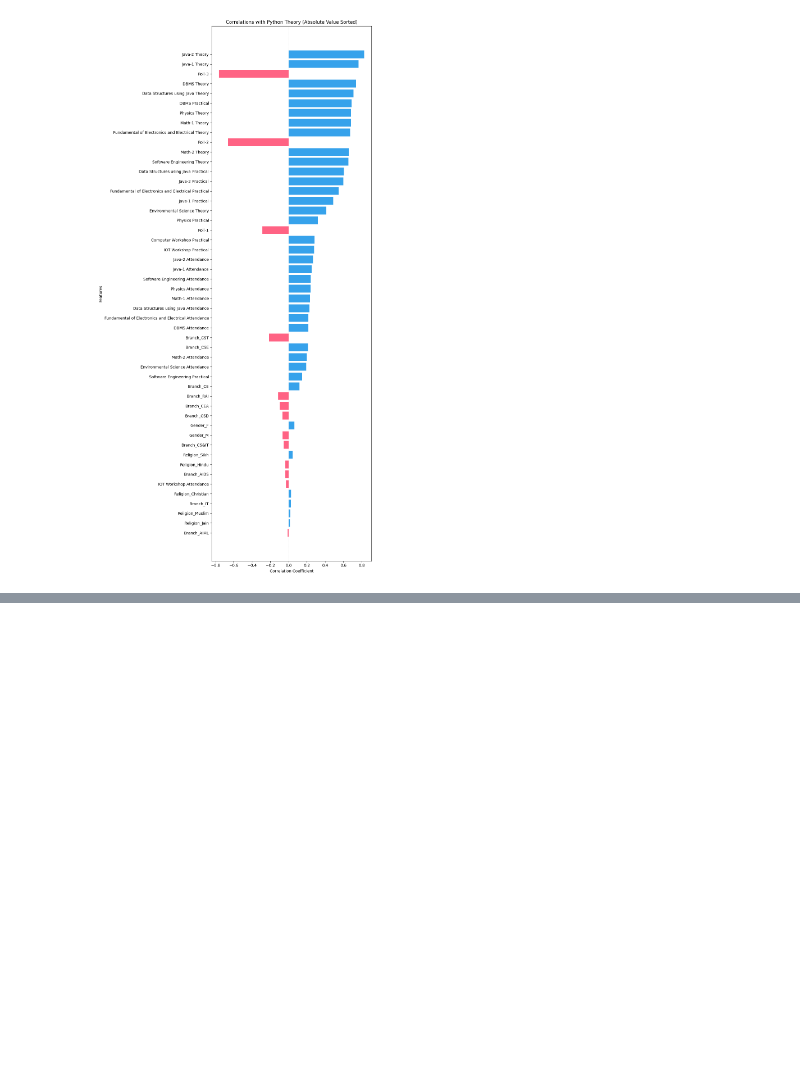
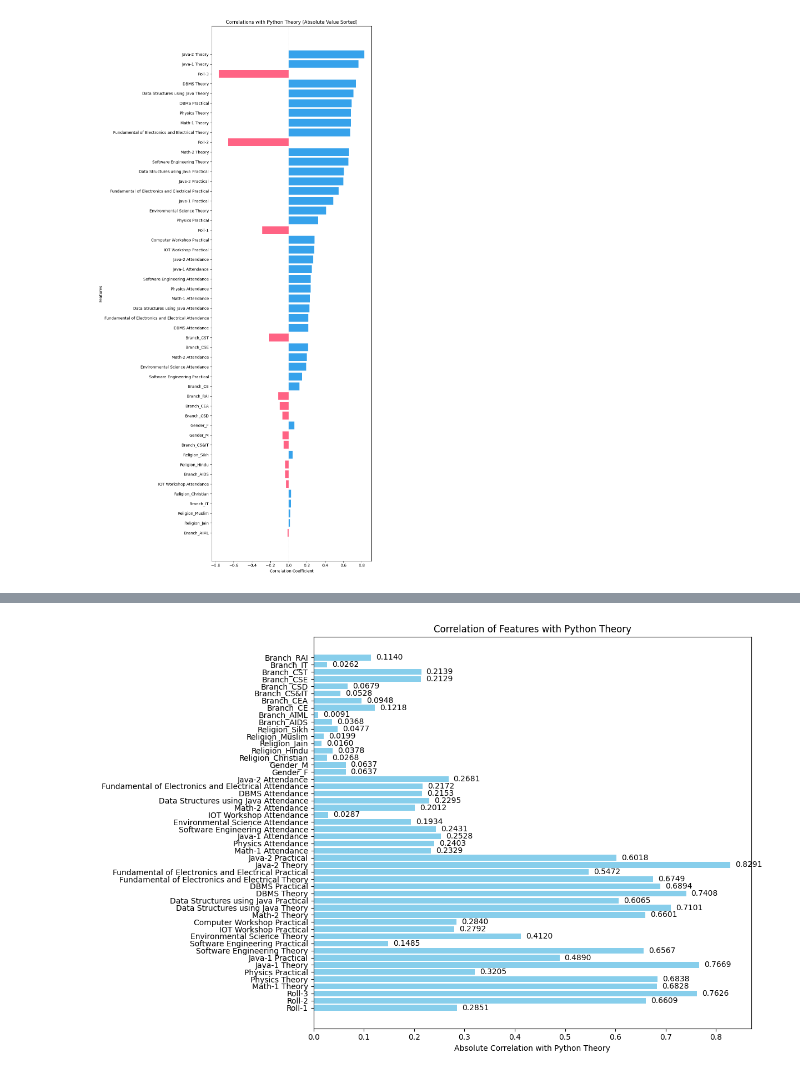
Before and after one commit to ShailKPatel/SmartSell, a Jupyter notebook: SubjectModels/python_model/python_eda.ipynb, the cells around one changed output, grey strips where cells are left out. Cells and saved outputs as stored; diff of their text form; code cells hidden in the pictures; blank space fills up the shorter version.

```diff
--- a/SubjectModels/python_model/python_eda.ipynb
+++ b/SubjectModels/python_model/python_eda.ipynb
@@ -79,3 +79,89 @@ Religion_Muslim: 0.0199
 Religion_Jain: 0.0160
 Branch_AIML: -0.0091
 [figure]
+# %%
+import pandas as pd
+import numpy as np
+import matplotlib.pyplot as plt
+
+# Ensure plots display inline in Jupyter Notebook
+%matplotlib inline
+
+# Read the Python train data
+df = pd.read_csv('python_train_data.csv')
+
+# Print the first 5 rows
+print("Head of python_train_data.csv:")
+print(df.head())
+
+# Identify numeric and categorical columns
+numeric_cols = df.select_dtypes(include=['int64', 'float64']).columns
+categorical_cols = df.select_dtypes(include=['object']).columns
+
+# Create a DataFrame for correlation calculations (including one-hot encoded categoricals)
+df_encoded = df.copy()
+for col in categorical_cols:
+    if col in ['Gender', 'Religion', 'Branch']:
+        encoded = pd.get_dummies(df[col], prefix=col)
+        df_encoded = pd.concat([df_encoded, encoded], axis=1)
+        df_encoded = df_encoded.drop(columns=[col])
+
+# 1. Create dictionary of absolute correlations with Python Theory
+correlations_with_python = {}
+for col in df_encoded.columns:
+    if col != 'Python Theory':  # Exclude the target itself
+        corr = abs(df_encoded[col].corr(df_encoded['Python Theory']))
+        correlations_with_python[col] = corr
+
+# Print the correlation dictionary (sorted by absolute value)
+print("\nAbsolute correlations with Python Theory:")
+for col, corr in sorted(correlations_with_python.items(), key=lambda x: x[1], reverse=True):
+    print(f"{col}: {corr:.4f}")
+
+# 2. Compute pairwise correlations between all columns
+corr_matrix = df_encoded.corr().abs()  # Absolute correlations
+
+# Initialize list of columns to drop
+columns_to_drop = []
+
+# Check for pairs with correlation > 0.9
+for i in range(len(corr_matrix.columns)):
+    for j in range(i + 1, len(corr_matrix.columns)):
+        col1 = corr_matrix.columns[i]
+        col2 = corr_matrix.columns[j]
+        if corr_matrix.iloc[i, j] > 0.9 and col1 != 'Python Theory' and col2 != 'Python Theory':
+            # Compare correlations with Python Theory
+            corr1 = correlations_with_python.get(col1, 0)
+            corr2 = correlations_with_python.get(col2, 0)
+            # Drop the column with lower correlation with Python Theory
+            if corr1 < corr2:
+                columns_to_drop.append(col1)
+            else:
+                columns_to_drop.append(col2)
+
+# Remove duplicates from columns_to_drop
+columns_to_drop = list(set(columns_to_drop))
+print("\nColumns to drop due to high correlation (> 0.9):")
+print(columns_to_drop if columns_to_drop else "No columns with correlation > 0.9")
+
+# Create reduced DataFrame (optional, not saved unless needed)
+df_reduced = df_encoded.drop(columns=columns_to_drop, errors='ignore')
+
+# 3. Plot correlations as a bar plot
+plt.figure(figsize=(12, 8))
+bars = plt.barh(list(correlations_with_python.keys()),
+                [corr for corr in correlations_with_python.values()],
+                color='skyblue')
+plt.xlabel('Absolute Correlation with Python Theory')
+plt.title('Correlation of Features with Python Theory')
+plt.tight_layout()
+
+# Add correlation values on the bars
+for bar, corr in zip(bars, correlations_with_python.values()):
+    width = bar.get_width()
+    plt.text(x=width + 0.01, y=bar.get_y() + bar.get_height()/2, s=f'{corr:.4f}',
+             ha='left', va='center')
+
+# Display the plot in the notebook
+plt.show()
+# %% [output]
@@ -81,0 +185 @@ Branch_AIML: -0.0091
+[figure, added]
```
Also changed, not shown: parts of 1 cell of this notebook, 4 other files.
